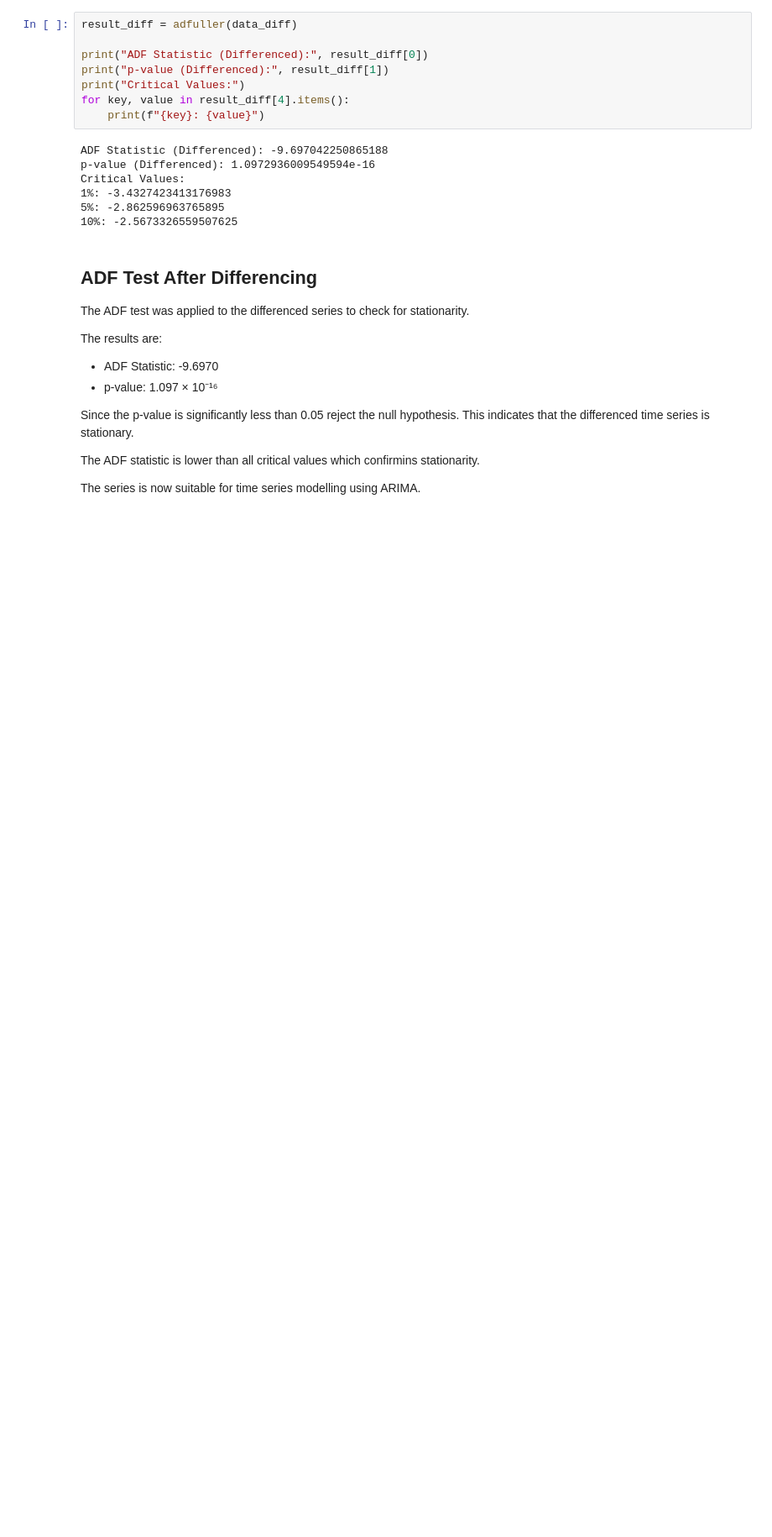
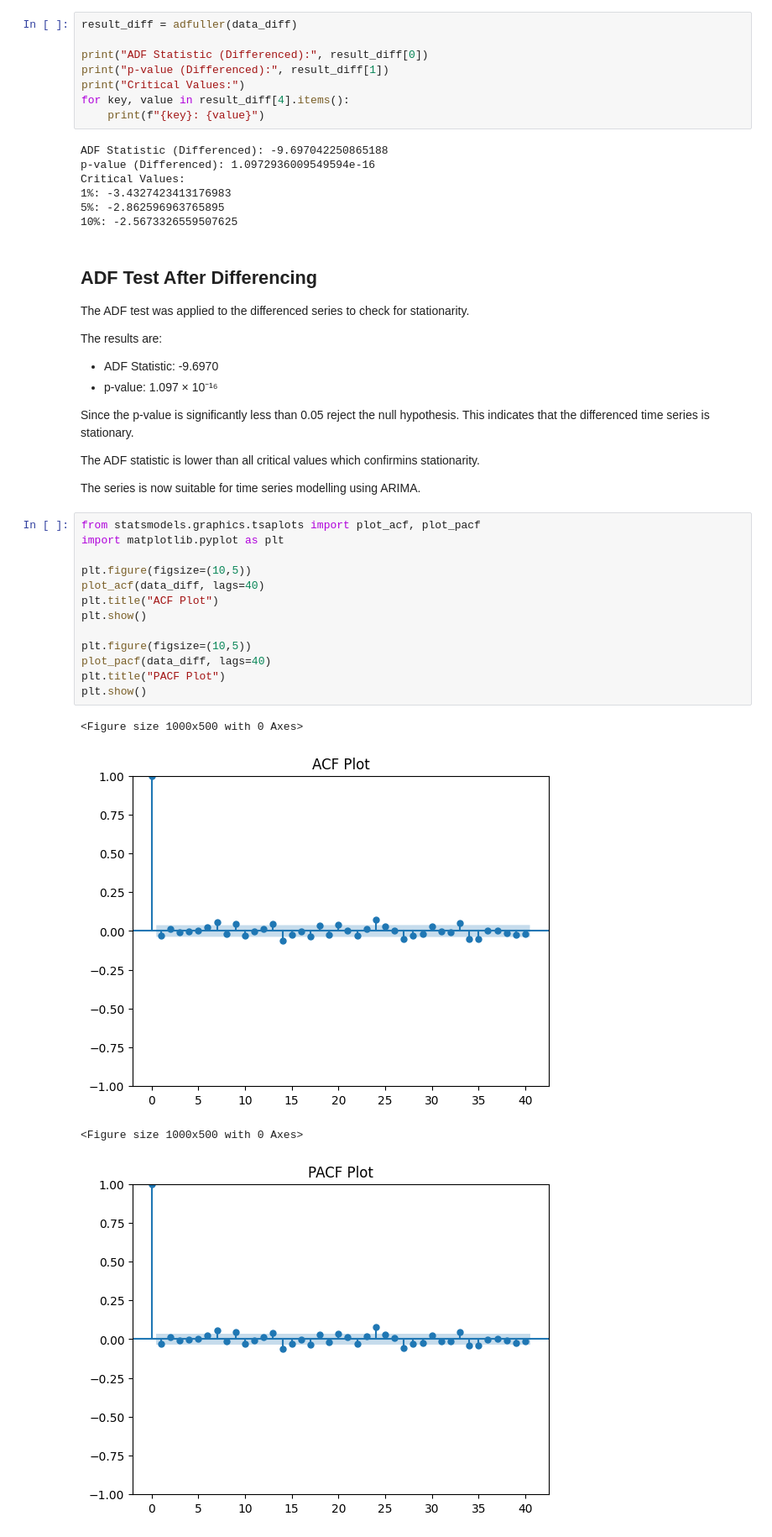
Before and after one commit to killianharnett1/tesla-time-series-analysis, a Jupyter notebook: notebooks/tesla_time_series_analysis.ipynb, the cells around one changed output. Shown at 84% size. Saved outputs shown, nothing was run; the diff lists cells and outputs as text; blank space fills up the shorter version.

```diff
--- a/notebooks/tesla_time_series_analysis.ipynb
+++ b/notebooks/tesla_time_series_analysis.ipynb
@@ -156,3 +156,21 @@ Since the p-value is significantly less than 0.05 reject the null hypothesis. Th
 The ADF statistic is lower than all critical values which confirmins stationarity.
 
 The series is now suitable for time series modelling using ARIMA.
+# %%
+from statsmodels.graphics.tsaplots import plot_acf, plot_pacf
+import matplotlib.pyplot as plt
+
+plt.figure(figsize=(10,5))
+plot_acf(data_diff, lags=40)
+plt.title("ACF Plot")
+plt.show()
+
+plt.figure(figsize=(10,5))
+plot_pacf(data_diff, lags=40)
+plt.title("PACF Plot")
+plt.show()
+# %% [output]
+<Figure size 1000x500 with 0 Axes>
+[figure, added]
+<Figure size 1000x500 with 0 Axes>
+[figure, added]
```
Also changed, not shown: parts of 6 cells of this notebook.
